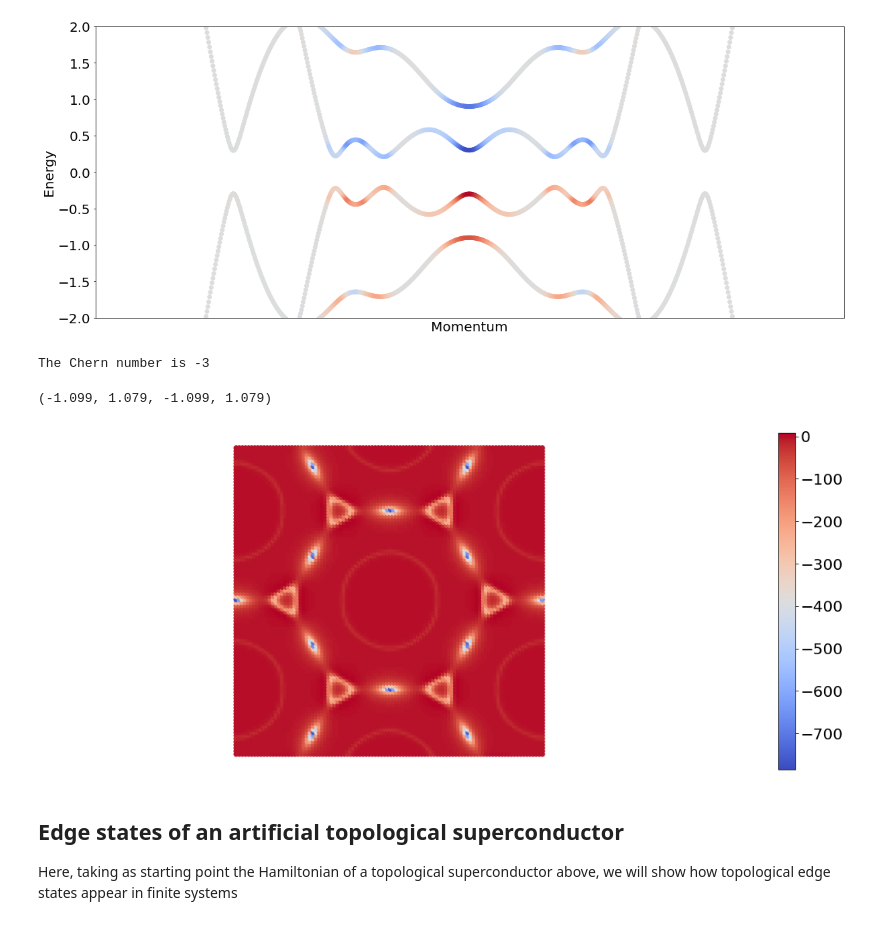
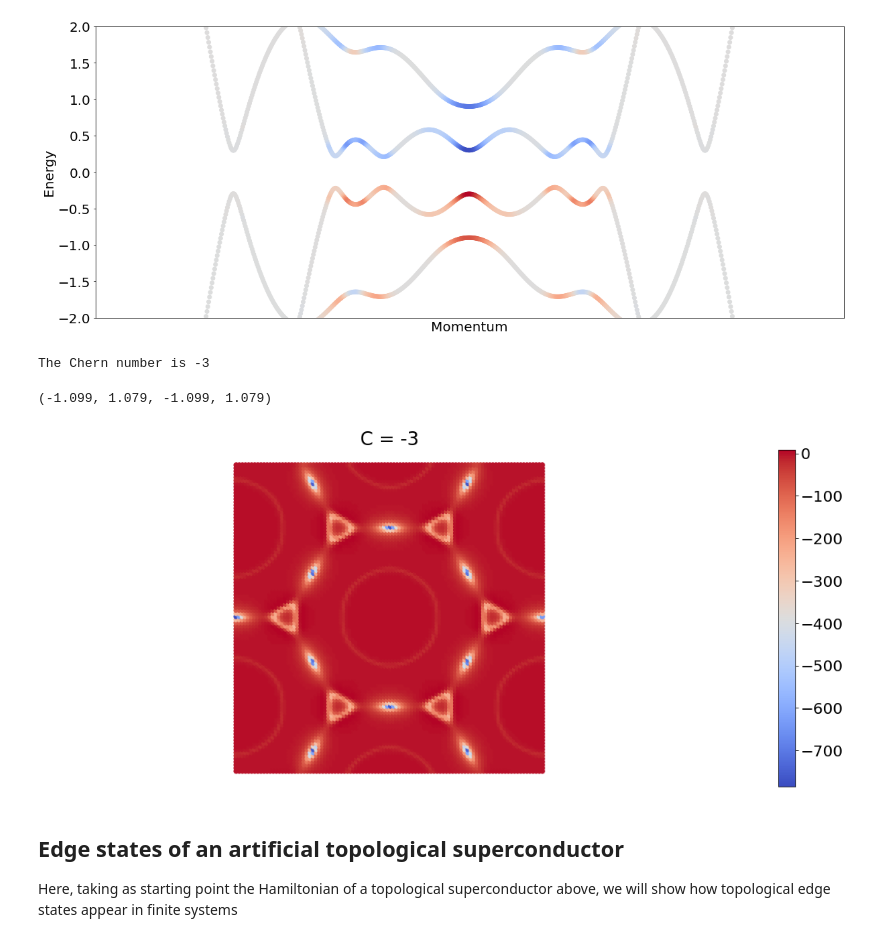
Before and after one commit to joselado/jyvaskyla_summer_school_2022, a Jupyter notebook: sessions/session2.ipynb, the cells around one changed output. Drawn from its saved outputs; the diff is of its cells as text; code cells hidden in the pictures.

```diff
--- a/sessions/session2.ipynb
+++ b/sessions/session2.ipynb
@@ -423,17 +438,15 @@ plt.scatter(k,e,c=c) ; plt.xlabel("Momentum") ; plt.ylabel("Energy") ; plt.xtick
 # %%
 # Now let us compute the Chern number
 c = h.get_chern() # compute Chern number
 print("The Chern number is",int(round(c)))
+# now let us compute the Berry curvature in 2D
+(kx,ky,omega) = h.get_berry_curvature() # compute Berry curvature
+plt.scatter(kx,ky,c=omega) ; plt.title("C = "+str(int(round(c))))
+plt.axis("equal") ; plt.colorbar() ; plt.axis("off")
 # %% [output]
 The Chern number is -3
+(-1.099, 1.079, -1.099, 1.079)
+[figure, added]
-# %%
-# now let us compute the Berry curvature in 2D
-(kx,ky,omega) = h.get_berry_curvature() # compute Berry curvature
-plt.scatter(kx,ky,c=omega)
-plt.axis("equal") ; plt.colorbar() ; plt.axis("off")
-# %% [output]
-(-1.099, 1.079, -1.099, 1.079)
-[figure, removed]
 # %% [markdown]
 ## Edge states of an artificial topological superconductor
 Here, taking as starting point the Hamiltonian of a topological superconductor above, we will show how topological edge states appear in finite systems
```
Also changed, not shown: parts of 9 cells of this notebook, 4 other files.
